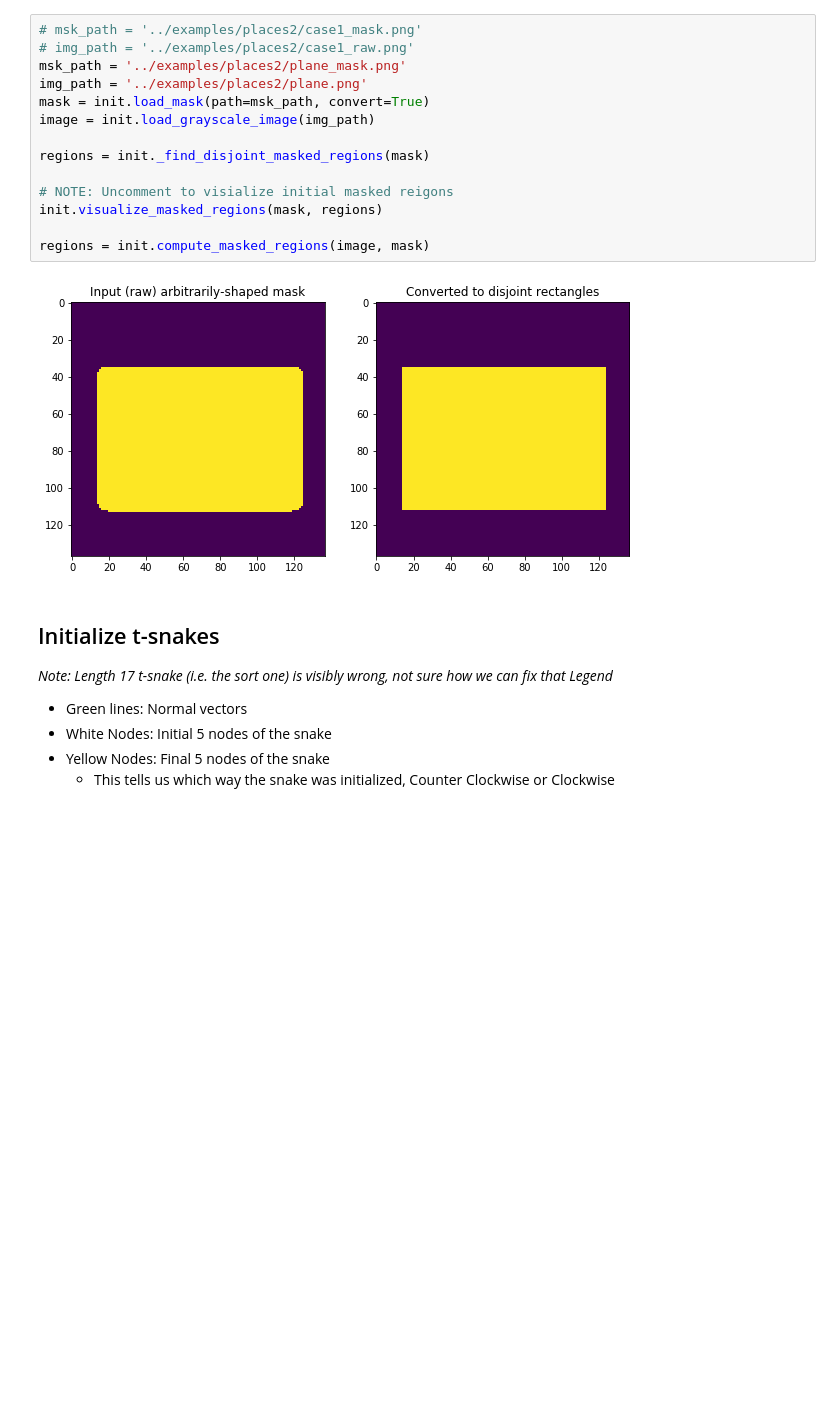
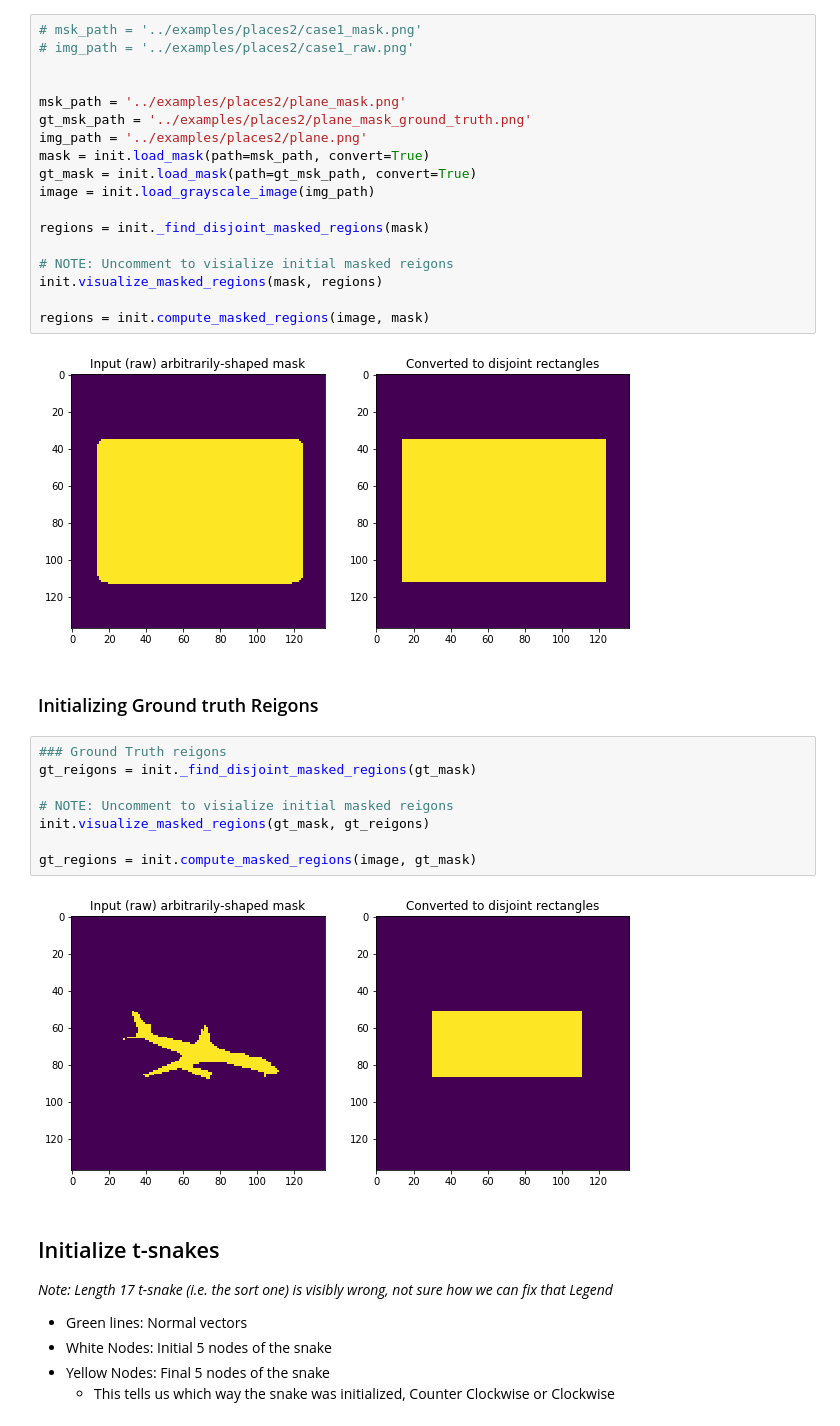
Before and after one commit to CS269-Capstone/t-snake-mask-generation, a Jupyter notebook: notebooks/Snake-Evolution-Tests.ipynb, the cells around one changed output. Cells and saved outputs as stored; diff of their text form; blank space fills up the shorter version.

```diff
--- a/notebooks/Snake-Evolution-Tests.ipynb
+++ b/notebooks/Snake-Evolution-Tests.ipynb
@@ -17,9 +18,13 @@ from tsnake.utils import dist, seg_intersect
 # %%
 # msk_path = '../examples/places2/case1_mask.png'
 # img_path = '../examples/places2/case1_raw.png'
+
+
 msk_path = '../examples/places2/plane_mask.png'
+gt_msk_path = '../examples/places2/plane_mask_ground_truth.png'
 img_path = '../examples/places2/plane.png'
 mask = init.load_mask(path=msk_path, convert=True)
+gt_mask = init.load_mask(path=gt_msk_path, convert=True)
 image = init.load_grayscale_image(img_path)
 
 regions = init._find_disjoint_masked_regions(mask)
@@ -30,6 +35,18 @@ init.visualize_masked_regions(mask, regions)
 regions = init.compute_masked_regions(image, mask)
 # %% [output]
 [figure]
+# %% [markdown]
+### Initializing Ground truth Reigons
+# %%
+### Ground Truth reigons
+gt_reigons = init._find_disjoint_masked_regions(gt_mask)
+
+# NOTE: Uncomment to visialize initial masked reigons
+init.visualize_masked_regions(gt_mask, gt_reigons)
+
+gt_regions = init.compute_masked_regions(image, gt_mask)
+# %% [output]
+[figure, added]
 # %% [markdown]
 ## Initialize t-snakes
 _Note: Length 17 t-snake (i.e. the sort one) is visibly wrong, not sure how we can fix that_
```
Also changed, not shown: parts of 4 cells of this notebook, 3 other files.
